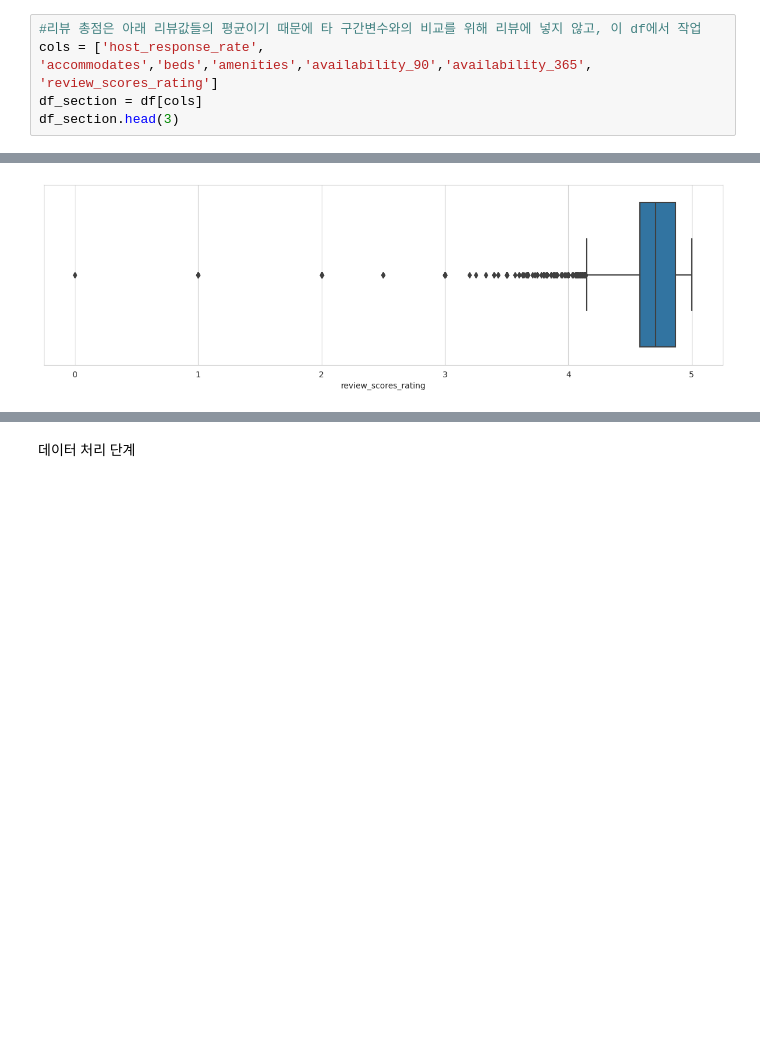
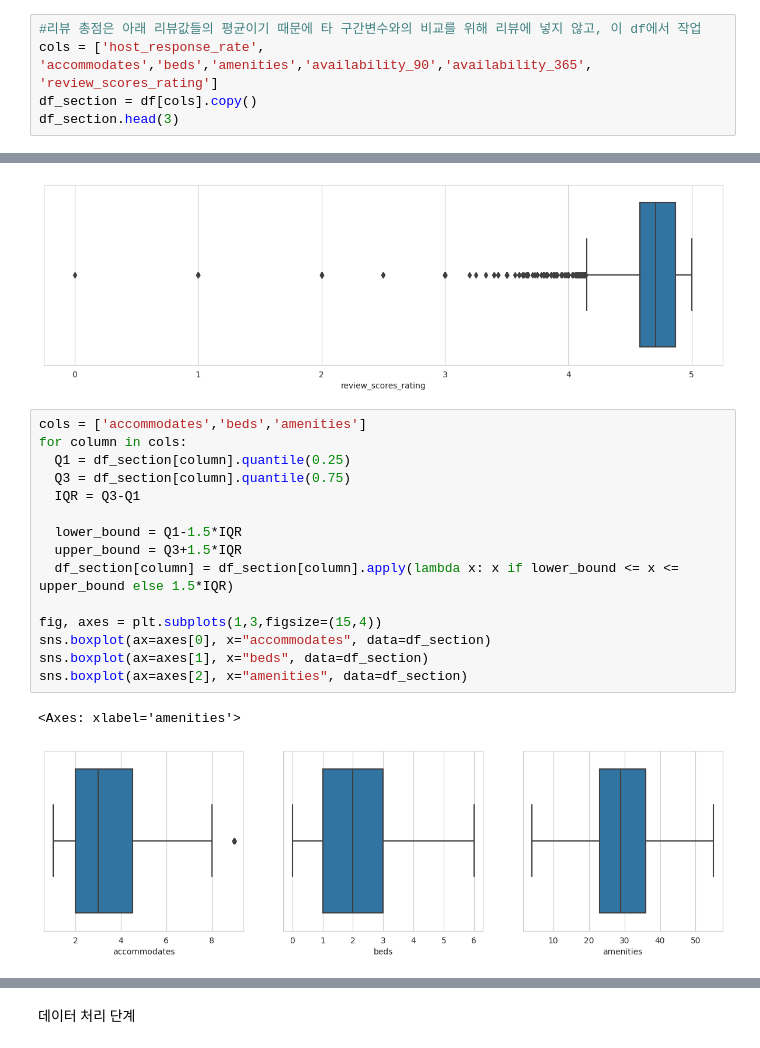
Before and after one commit to rainnn99/-DataAnalysis_Airbnb, a Jupyter notebook: DataAnalysis_Airbnb.ipynb, the cells around one changed output, grey strips where cells are left out. Saved outputs shown, nothing was run; the diff lists cells and outputs as text; blank space fills up the shorter version.

```diff
--- a/DataAnalysis_Airbnb.ipynb
+++ b/DataAnalysis_Airbnb.ipynb
@@ -356,7 +332,7 @@ dtype: object
 # %%
 #리뷰 총점은 아래 리뷰값들의 평균이기 때문에 타 구간변수와의 비교를 위해 리뷰에 넣지 않고, 이 df에서 작업
 cols = ['host_response_rate', 'accommodates','beds','amenities','availability_90','availability_365', 'review_scores_rating']
-df_section = df[cols]
+df_section = df[cols].copy()
 df_section.head(3)
 # %% [output]
 |  | host_response_rate | accommodates | beds | amenities | availability_90 | availability_365 | ... |
@@ -418,3 +394,21 @@ sns.boxplot(ax=axes, x="review_scores_rating", data=df_section)
 [figure]
 [figure]
 [figure]
+# %%
+cols = ['accommodates','beds','amenities']
+for column in cols:
+  Q1 = df_section[column].quantile(0.25)
+  Q3 = df_section[column].quantile(0.75)
+  IQR = Q3-Q1
+
+  lower_bound = Q1-1.5*IQR
+  upper_bound = Q3+1.5*IQR
+  df_section[column] = df_section[column].apply(lambda x: x if lower_bound <= x <= upper_bound else 1.5*IQR)
+
+fig, axes = plt.subplots(1,3,figsize=(15,4))
+sns.boxplot(ax=axes[0], x="accommodates", data=df_section)
+sns.boxplot(ax=axes[1], x="beds", data=df_section)
+sns.boxplot(ax=axes[2], x="amenities", data=df_section)
+# %% [output]
+<Axes: xlabel='amenities'>
+[figure, added]
```
Also changed, not shown: parts of 18 cells of this notebook.
